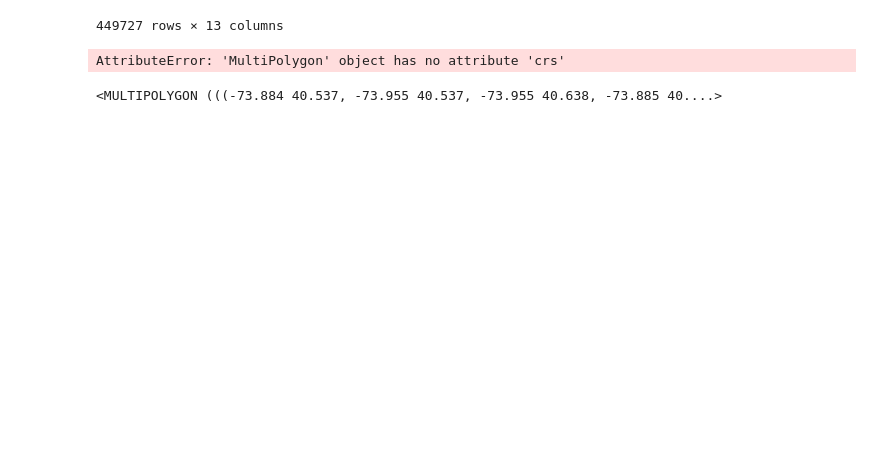
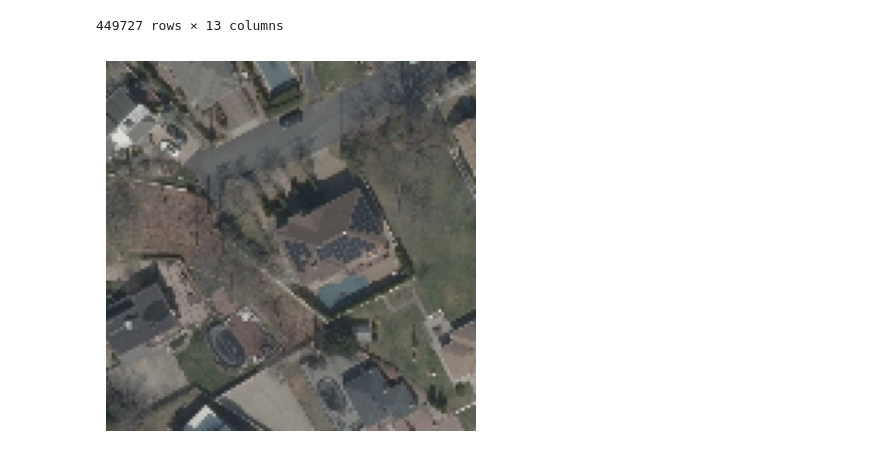
Before and after one commit to Queeno11/ny_state_aerial_imagery_prototype, a Jupyter notebook: notebooks/test.ipynb, the cells around one changed output. Cells and saved outputs as stored; diff of their text form; code cells hidden in the pictures; blank space fills up the shorter version.

```diff
--- a/notebooks/test.ipynb
+++ b/notebooks/test.ipynb
@@ -87,10 +87,17 @@ Deleted images due to train/test overlapping: 2.93% (13179 features)
 | 457305 | 7/25/2019-7/30/2019 | Staten Island | 64529 | 36085024401 | 36 | 085 | 024401 | Census Tract 244.01 | 36085 | 127250 | ... |
 | 457306 | 7/25/2019-7/30/2019 | Staten Island | 64529 | 36085024401 | 36 | 085 | 024401 | Census Tract 244.01 | 36085 | 127250 | ... |
 449727 rows × 13 columns
-# %%
-test_polygon.crs
-# %% [output]
-AttributeError: 'MultiPolygon' object has no attribute 'crs'
 # %%
+import numpy as np
+random_int = np.random.randint(0, high=1)
+random_int2 = np.random.randint(0, high=64)
+
+test = np.load(rf"/mnt/c/Working Papers/NY State Aerial Imagery Prototype/ny_state_aerial_imagery_prototype/results/effnet_v2S_lr0.0001_size128_y2020_stack1-4/examples/effnet_v2S_lr0.0001_size128_y2020_stack1-4_test_example_{random_int}_imgs.npy")
+import matplotlib.pyplot as plt
+
+# Plot the numpy array as an image
+plt.imshow(test[random_int2, :, :, 4:7])
+plt.axis('off')  # Turn off the axis
+plt.show()
 # %% [output]
-<MULTIPOLYGON (((-73.884 40.537, -73.955 40.537, -73.955 40.638, -73.885 40....>
+[figure, added]
```
Also changed, not shown: parts of 1 cell of this notebook, 6 other files.
